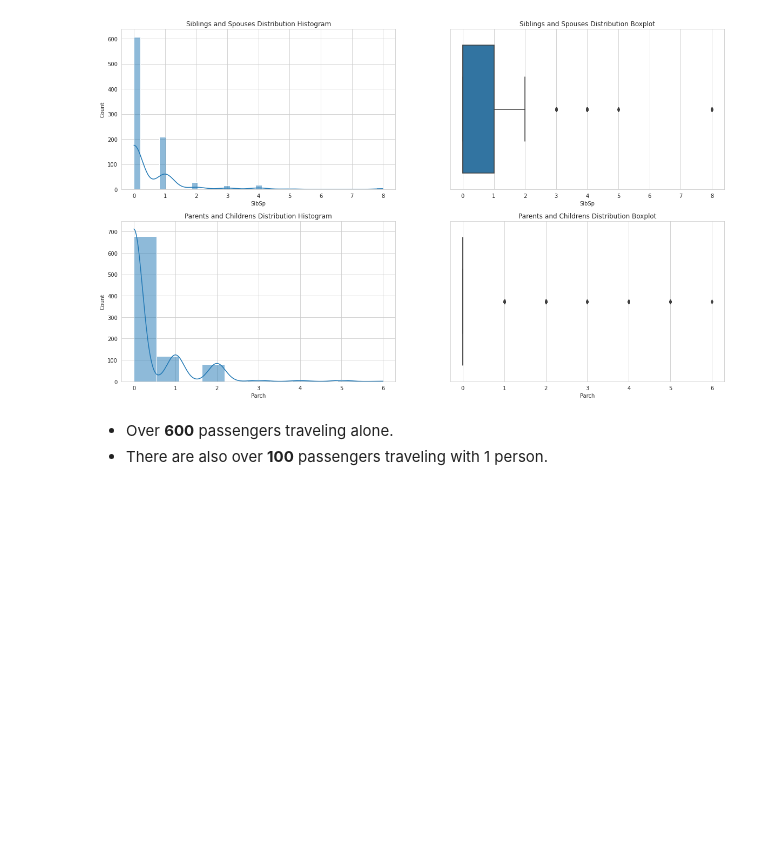
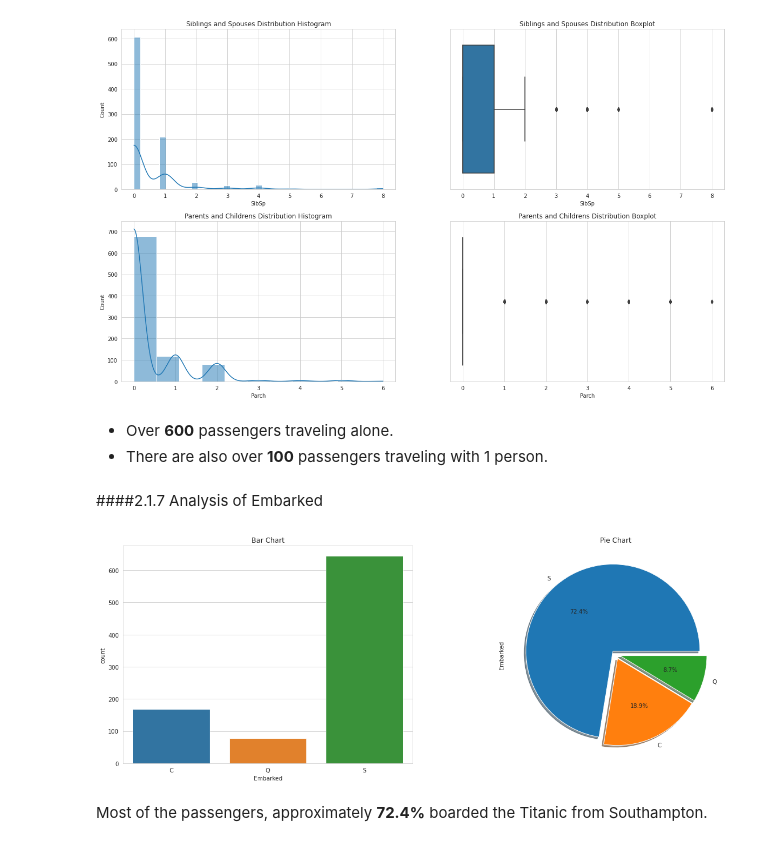
Before and after one commit to sahinozan/Titanic, a Jupyter notebook: titanic.ipynb, the cells around one changed output. Cells and saved outputs as stored; diff of their text form; code cells hidden in the pictures; blank space fills up the shorter version.

Commit message:
analysis of embarked added

```diff
--- a/titanic.ipynb
+++ b/titanic.ipynb
@@ -294,3 +294,17 @@ plt.show()
 # %% [markdown]
 * Over **600** passengers traveling alone.
 * There are also over **100** passengers traveling with 1 person.
+# %% [markdown]
+####2.1.7 Analysis of Embarked
+# %%
+fig, ax = plt.subplots(1, 2, figsize=(20, 7))
+sns.countplot(data=df_train, x='Embarked', ax=ax[0])
+ax[0].set_title('Bar Chart')
+
+df_train['Embarked'].value_counts().plot(kind='pie', explode=[0.05, 0.05, 0.05], autopct="%1.1f%%", shadow=True, ax=ax[1])
+ax[1].set_title('Pie Chart')
+plt.show()
+# %% [output]
+[figure, added]
+# %% [markdown]
+Most of the passengers, approximately **72.4%** boarded the Titanic from Southampton.
```
